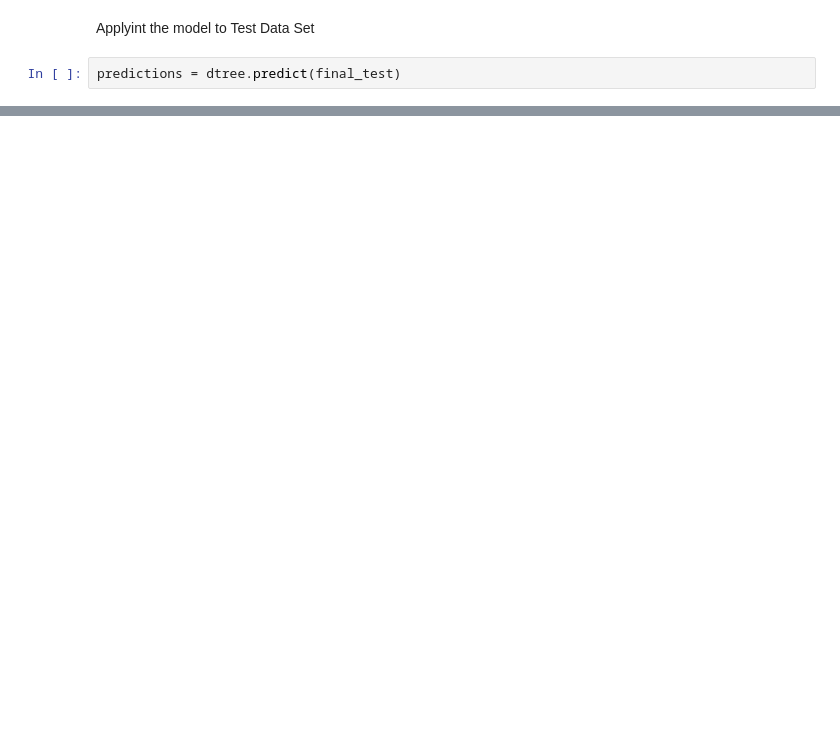
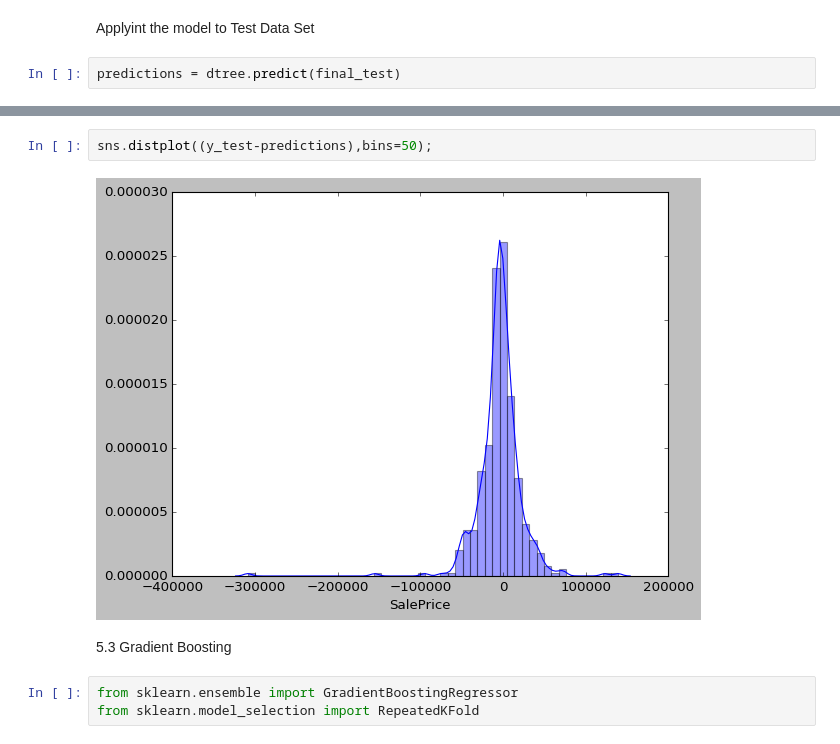
Before and after one commit to saptarshidatta96/House-Prices, a Jupyter notebook: House_Price_Prediction_Data_Exploration_+_Modelling.ipynb, the cells around one changed output, grey strips where cells are left out. Saved outputs shown, nothing was run; the diff lists cells and outputs as text; blank space fills up the shorter version.

```diff
--- a/House_Price_Prediction_Data_Exploration_+_Modelling.ipynb
+++ b/House_Price_Prediction_Data_Exploration_+_Modelling.ipynb
@@ -618,0 +647,9 @@ predictions = dtree.predict(final_test)
+# %%
+sns.distplot((y_test-predictions),bins=50);
+# %% [output]
+[figure, added]
+# %% [markdown]
+5.3 Gradient Boosting
+# %%
+from sklearn.ensemble import GradientBoostingRegressor
+from sklearn.model_selection import RepeatedKFold
```
Also changed, not shown: parts of 16 cells of this notebook.
